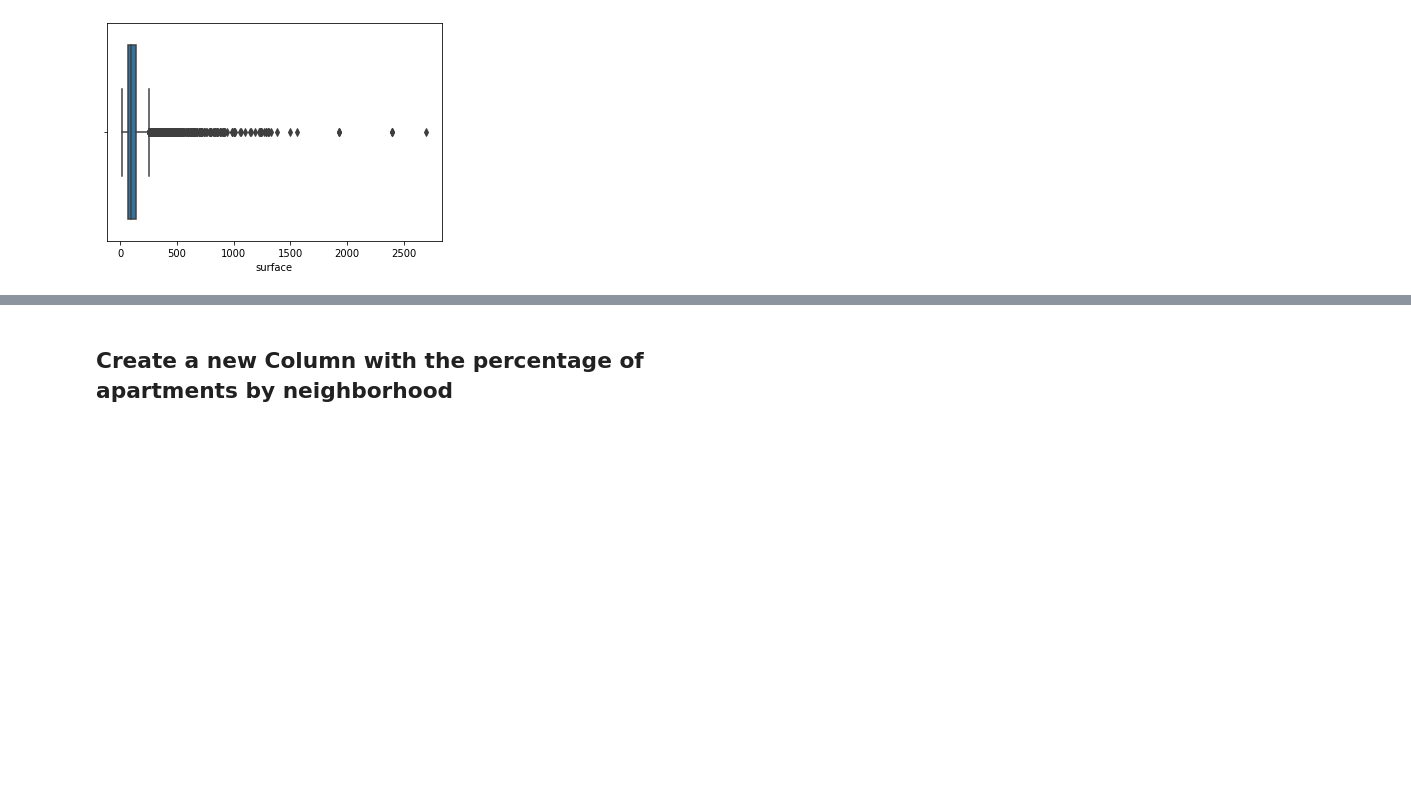
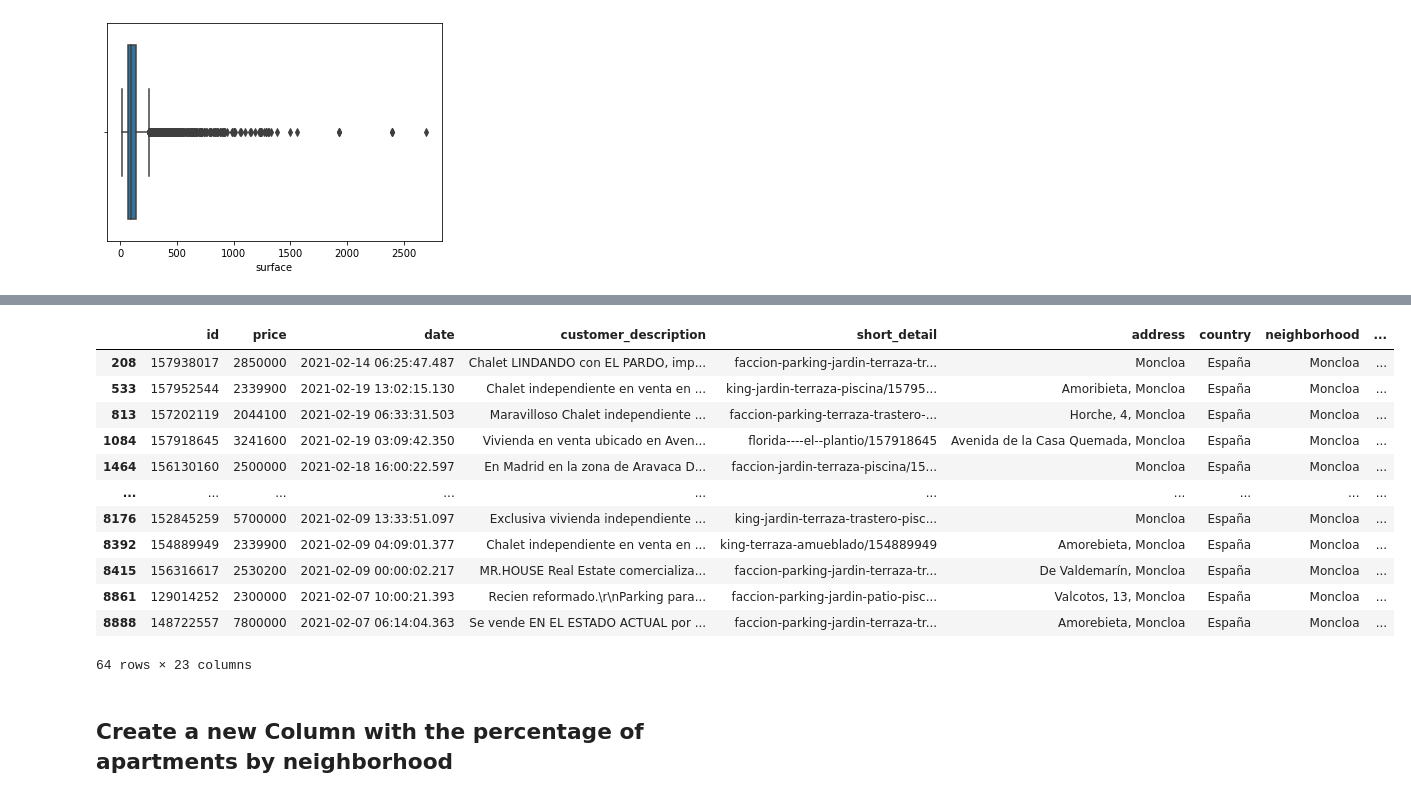
Before and after one commit to isra-st/NewPoPUpStore, a Jupyter notebook: Analysis_and_Conclussions.ipynb, the cells around one changed output, grey strips where cells are left out. Saved outputs shown, nothing was run; the diff lists cells and outputs as text; code cells hidden in the pictures; blank space fills up the shorter version.

```diff
--- a/Analysis_and_Conclussions.ipynb
+++ b/Analysis_and_Conclussions.ipynb
@@ -374,3 +379,19 @@ df.loc[df['neighborhood']=='Chamartín']  df.loc[df['surface']>500
+# %%
+(df[(df.neighborhood=='Moncloa')&(df.surface>500)])
+# %% [output]
+|  | id | price | date | customer_description | short_detail | address | country | neighborhood | ... |
+| 208 | 157938017 | 2850000 | 2021-02-14 06:25:47.487 | Chalet LINDANDO con EL PARDO, imp... | faccion-parking-jardin-terraza-tr... | Moncloa | España | Moncloa | ... |
+| 533 | 157952544 | 2339900 | 2021-02-19 13:02:15.130 | Chalet independiente en venta en ... | king-jardin-terraza-piscina/15795... | Amoribieta, Moncloa | España | Moncloa | ... |
+| 813 | 157202119 | 2044100 | 2021-02-19 06:33:31.503 | Maravilloso Chalet independiente ... | faccion-parking-terraza-trastero-... | Horche, 4, Moncloa | España | Moncloa | ... |
+| 1084 | 157918645 | 3241600 | 2021-02-19 03:09:42.350 | Vivienda en venta ubicado en Aven... | florida----el--plantio/157918645 | Avenida de la Casa Quemada, Moncloa | España | Moncloa | ... |
+| 1464 | 156130160 | 2500000 | 2021-02-18 16:00:22.597 | En Madrid en la zona de Aravaca D... | faccion-jardin-terraza-piscina/15... | Moncloa | España | Moncloa | ... |
+| ... | ... | ... | ... | ... | ... | ... | ... | ... | ... |
+| 8176 | 152845259 | 5700000 | 2021-02-09 13:33:51.097 | Exclusiva vivienda independiente ... | king-jardin-terraza-trastero-pisc... | Moncloa | España | Moncloa | ... |
+| 8392 | 154889949 | 2339900 | 2021-02-09 04:09:01.377 | Chalet independiente en venta en ... | king-terraza-amueblado/154889949 | Amorebieta, Moncloa | España | Moncloa | ... |
+| 8415 | 156316617 | 2530200 | 2021-02-09 00:00:02.217 | MR.HOUSE Real Estate comercializa... | faccion-parking-jardin-terraza-tr... | De Valdemarín, Moncloa | España | Moncloa | ... |
+| 8861 | 129014252 | 2300000 | 2021-02-07 10:00:21.393 | Recien reformado.\r\nParking para... | faccion-parking-jardin-patio-pisc... | Valcotos, 13, Moncloa | España | Moncloa | ... |
+| 8888 | 148722557 | 7800000 | 2021-02-07 06:14:04.363 | Se vende EN EL ESTADO ACTUAL por ... | faccion-parking-jardin-terraza-tr... | Amorebieta, Moncloa | España | Moncloa | ... |
+64 rows × 23 columns
 # %% [markdown]
 ## Create a new Column with the percentage of apartments by neighborhood
 # %%
```
Also changed, not shown: parts of 6 cells of this notebook, 3 other files.
